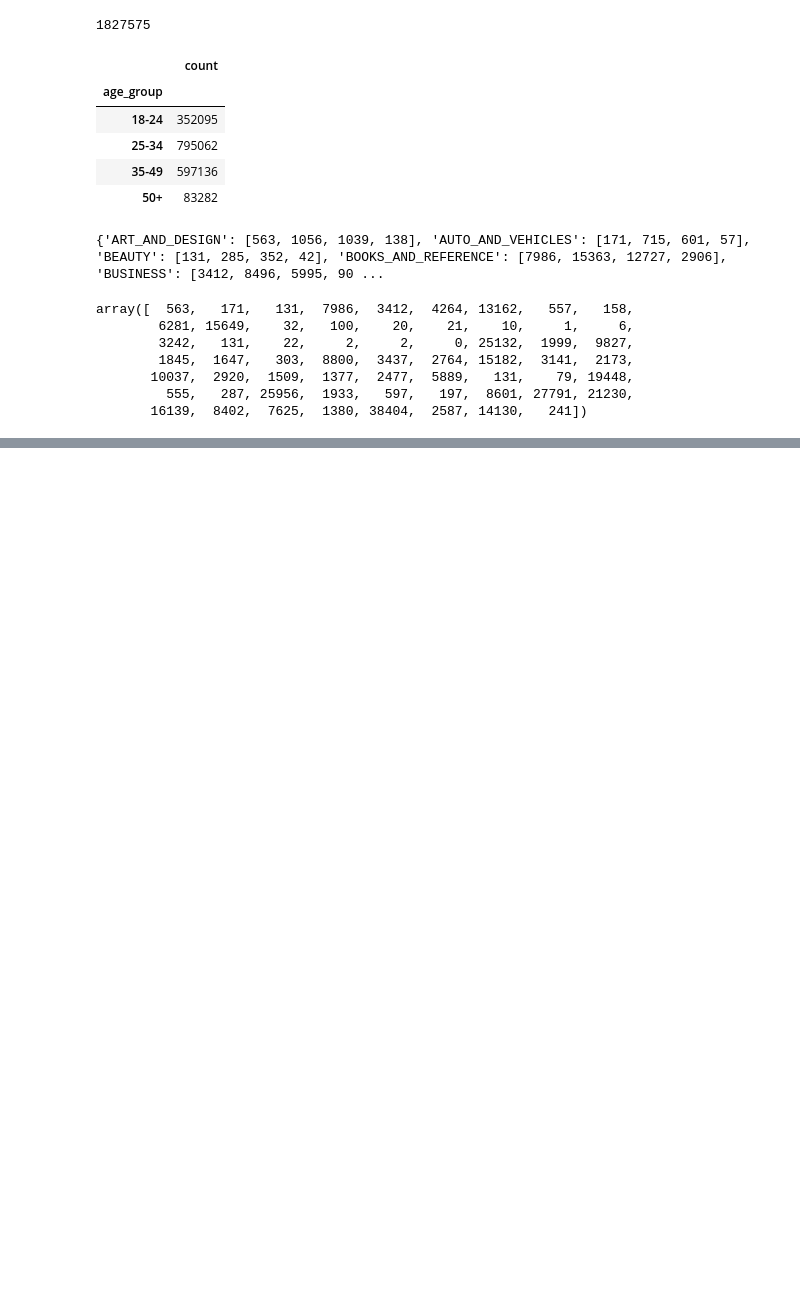
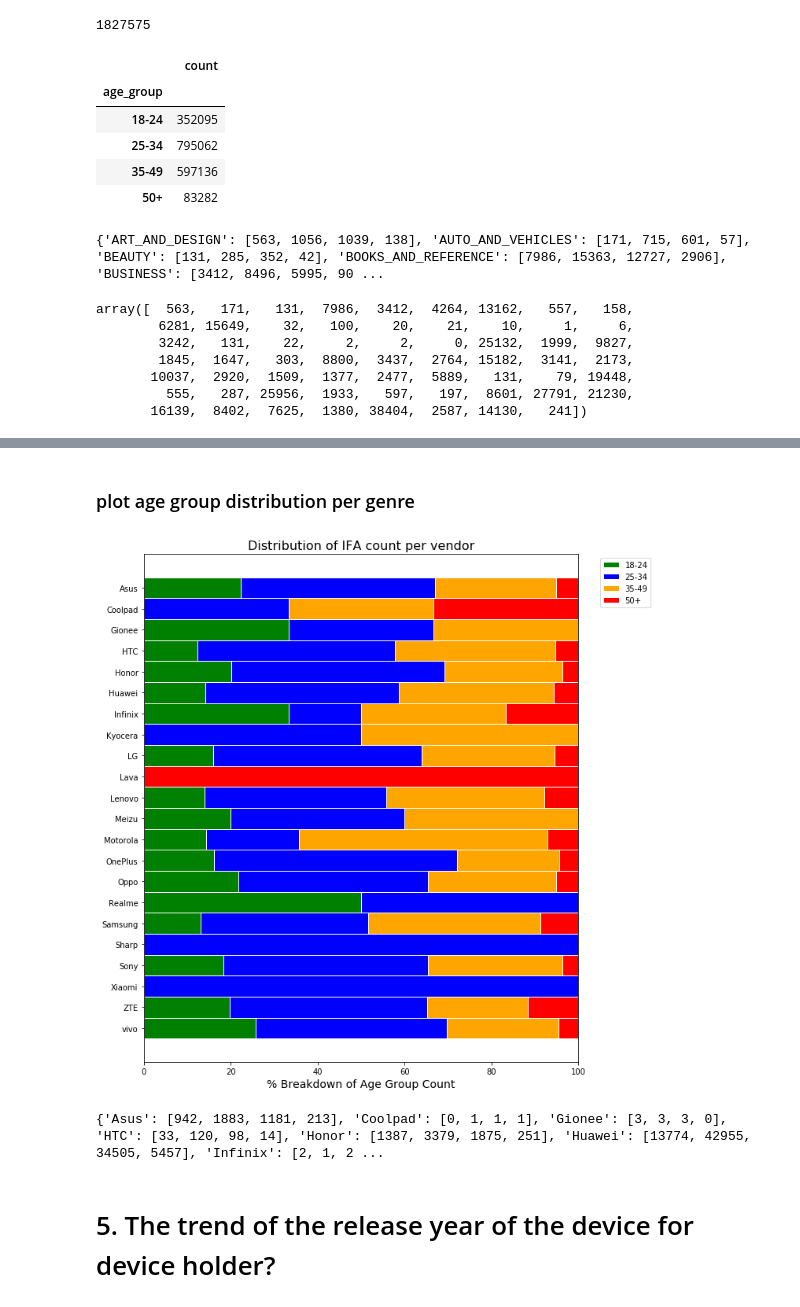
Before and after one commit to chengxiaotian/sagemaker-ml-pipeline, a Jupyter notebook: 03_explore/01_Visualize_Reviews_Dataset.ipynb, the cells around one changed output, grey strips where cells are left out. Drawn from its saved outputs; the diff is of its cells as text; code cells hidden in the pictures; blank space fills up the shorter version.

```diff
--- a/03_explore/01_Visualize_Reviews_Dataset.ipynb
+++ b/03_explore/01_Visualize_Reviews_Dataset.ipynb
@@ -177,0 +210,8 @@ only showing top 20 rows
+# %%
+device_join_label_clean = device_join_label_df.where("age > 15 AND age < 85 AND age NOT IN (18,21)")
+
+# convert age into age group
+device_age_group_df = device_join_label_clean.withColumn("age_group",F.when(F.col('age') < 25 ,'18-24')\
+                                                              .when(F.col('age') < 35 ,'25-34')\
+                                                              .when(F.col('age') < 50 ,'35-49')\
+                                                              .when(F.col('age') >= 50 ,'50+')).drop("age")
@@ -903,0 +629,11 @@ Jupyter.notebook.session.delete();
+# %%
+device_age_group_count = device_age_group_df.where("device_vendor is NOT NULL").distinct().groupBy("age_group","device_vendor").count()
+# %%
+# create distinct age group and vendor group
+age_groups = device_age_group_count.select("age_group").distinct()
+vendor_groups = device_age_group_count.select("device_vendor").distinct()
+# %%
+# create cross table of age and vendor
+vendor_age_cross_tab = vendor_groups.crossJoin(age_groups)
+vendor_age = vendor_age_cross_tab.join(device_age_group_count, on =["age_group","device_vendor"],how = "left_outer")
+device_age_group_imputed = vendor_age.fillna(0,subset = ["count"]).orderBy("device_vendor","age_group")
@@ -903,0 +686,48 @@ Jupyter.notebook.session.delete();
+# %% [markdown]
+### plot age group distribution per genre
+# %%
+genres = distribution.keys()
+
+# create new array with summarization of four of the age groups
+total = np.array(age_group1) + np.array(age_group2) + np.array(age_group3) + np.array(age_group4)
+
+# calculate proportion of each age group under each genre
+proportion_age_group1 = np.true_divide(age_group1, total) * 100
+proportion_age_group2 = np.true_divide(age_group2, total) * 100
+proportion_age_group3 = np.true_divide(age_group3, total) * 100
+proportion_age_group4 = np.true_divide(age_group4, total) * 100
+
+
+# Add colors
+colors = ['green', 'blue','orange','red']
+
+# The position of the bars on the x-axis
+r = range(len(genres))
+barHeight = 1
+
+# Plot bars
+plt.figure(figsize=(10,10))
+
+# ax5 = plt.barh(r, proportion_star5, color=colors[4], edgecolor='white', height=barHeight, label='5-Star Ratings')
+ax4 = plt.barh(r, proportion_age_group1, color=colors[0], edgecolor='white', height=barHeight, label='18-24')
+ax3 = plt.barh(r, proportion_age_group2, left=proportion_age_group1, color=colors[1], edgecolor='white', height=barHeight, label='25-34')
+ax2 = plt.barh(r, proportion_age_group3, left=proportion_age_group1+proportion_age_group2, color=colors[2], edgecolor='white', height=barHeight, label='35-49')
+ax1 = plt.barh(r, proportion_age_group4, left=proportion_age_group1+proportion_age_group2+proportion_age_group3, color=colors[3], edgecolor='white', height=barHeight, label="50+")
+
+plt.title("Distribution of IFA count per vendor",fontsize='16')
+plt.legend(bbox_to_anchor=(1.04,1), loc="upper left")
+plt.yticks(r, genres, fontweight='regular')
+
+plt.xlabel("% Breakdown of Age Group Count", fontsize='14')
+plt.gca().invert_yaxis()
+plt.tight_layout()
+
+plt.savefig('proportion_age_group_ifa_count_per_vendor.png', dpi=300)
+plt.show()
+
+print(distribution)
+# %% [output]
+[figure, added]
+{'Asus': [942, 1883, 1181, 213], 'Coolpad': [0, 1, 1, 1], 'Gionee': [3, 3, 3, 0], 'HTC': [33, 120, 98, 14], 'Honor': [1387, 3379, 1875, 251], 'Huawei': [13774, 42955, 34505, 5457], 'Infinix': [2, 1, 2 ...
+# %% [markdown]
+# 5. The trend of the release year of the device for device holder?
```
Also changed, not shown: parts of 93 cells of this notebook.
